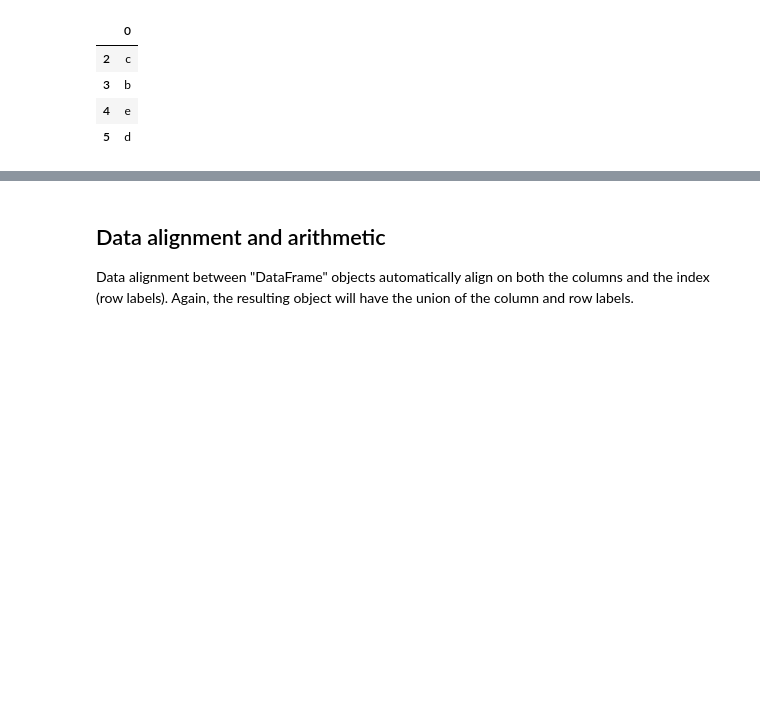
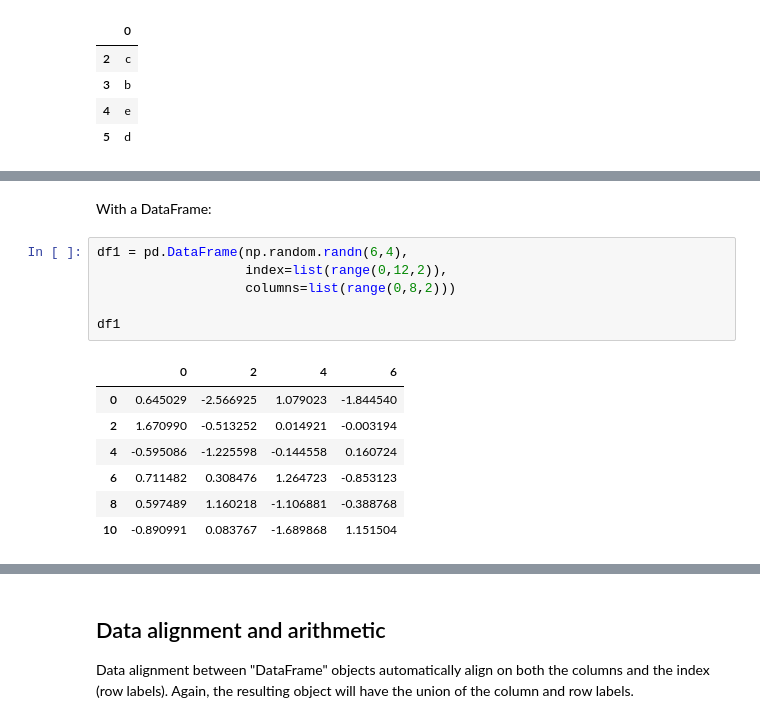
Before and after one commit to SiddheshDaphane/Data-Analysis-in-Python, a Jupyter notebook: Everything-about-Numpy-and-Pandas/Basic_to_advance_pandas.ipynb, the cells around one changed output, grey strips where cells are left out. Saved outputs shown, nothing was run; the diff lists cells and outputs as text; blank space fills up the shorter version.

```diff
--- a/Everything-about-Numpy-and-Pandas/Basic_to_advance_pandas.ipynb
+++ b/Everything-about-Numpy-and-Pandas/Basic_to_advance_pandas.ipynb
@@ -944,0 +978,16 @@ s.sort_index().loc[1:6]
+# %% [markdown]
+With a DataFrame:
+# %%
+df1 = pd.DataFrame(np.random.randn(6,4),
+                   index=list(range(0,12,2)),
+                   columns=list(range(0,8,2)))
+
+df1
+# %% [output]
+|  | 0 | 2 | 4 | 6 |
+| 0 | 0.645029 | -2.566925 | 1.079023 | -1.844540 |
+| 2 | 1.670990 | -0.513252 | 0.014921 | -0.003194 |
+| 4 | -0.595086 | -1.225598 | -0.144558 | 0.160724 |
+| 6 | 0.711482 | 0.308476 | 1.264723 | -0.853123 |
+| 8 | 0.597489 | 1.160218 | -1.106881 | -0.388768 |
+| 10 | -0.890991 | 0.083767 | -1.689868 | 1.151504 |
```
Also changed, not shown: parts of 16 cells of this notebook.
